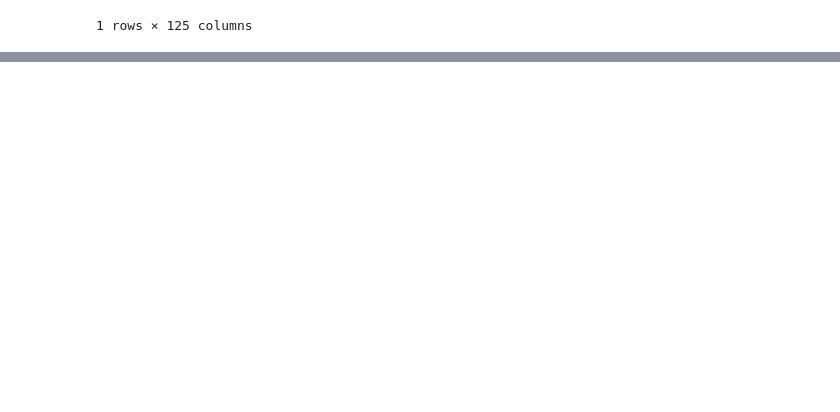
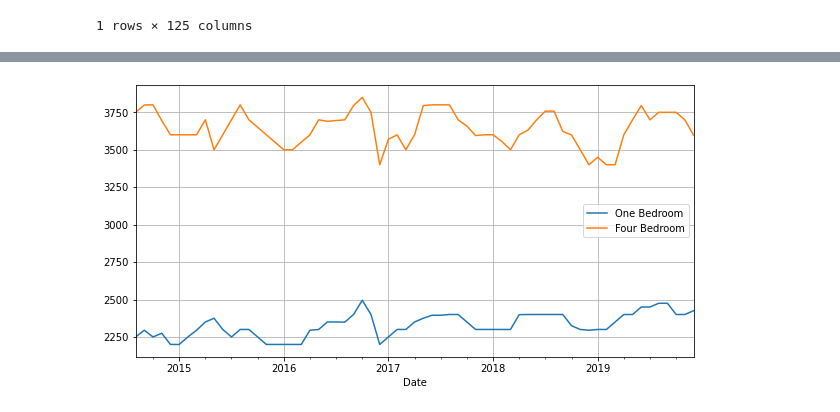
Before and after one commit to TabithaMaud/rental-analysis-final-project, a Jupyter notebook: report.ipynb, the cells around one changed output, grey strips where cells are left out. Saved outputs shown, nothing was run; the diff lists cells and outputs as text; code cells hidden in the pictures; blank space fills up the shorter version.

```diff
--- a/report.ipynb
+++ b/report.ipynb
@@ -199,0 +167,4 @@ one_vs_four[one_vs_four['Bedrooms'] == 'four']['Rent'].tolist()
+# %%
+get_city_line(new_york)
+# %% [output]
+[figure, added]
```
Also changed, not shown: parts of 12 cells of this notebook.
